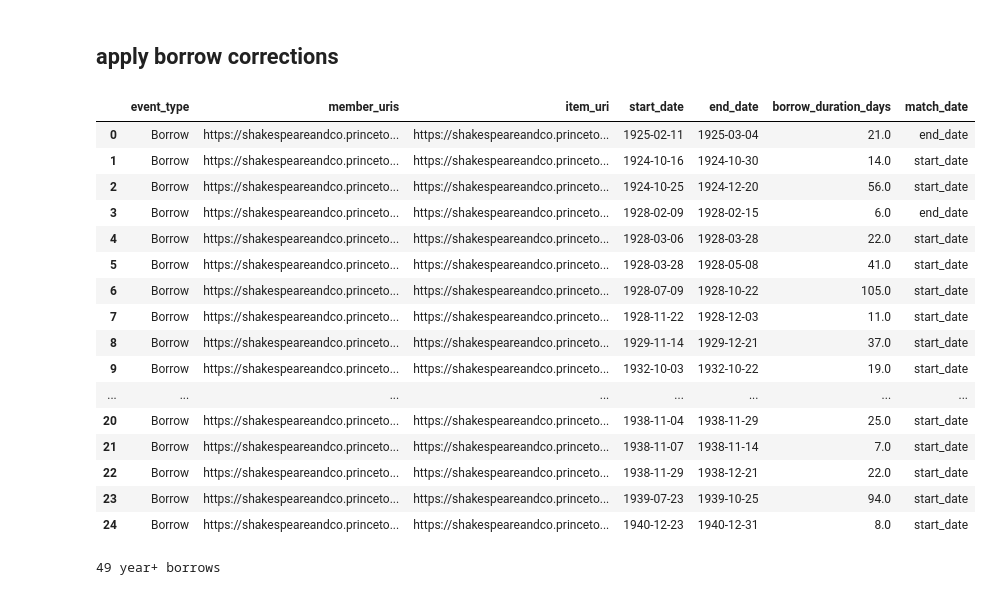
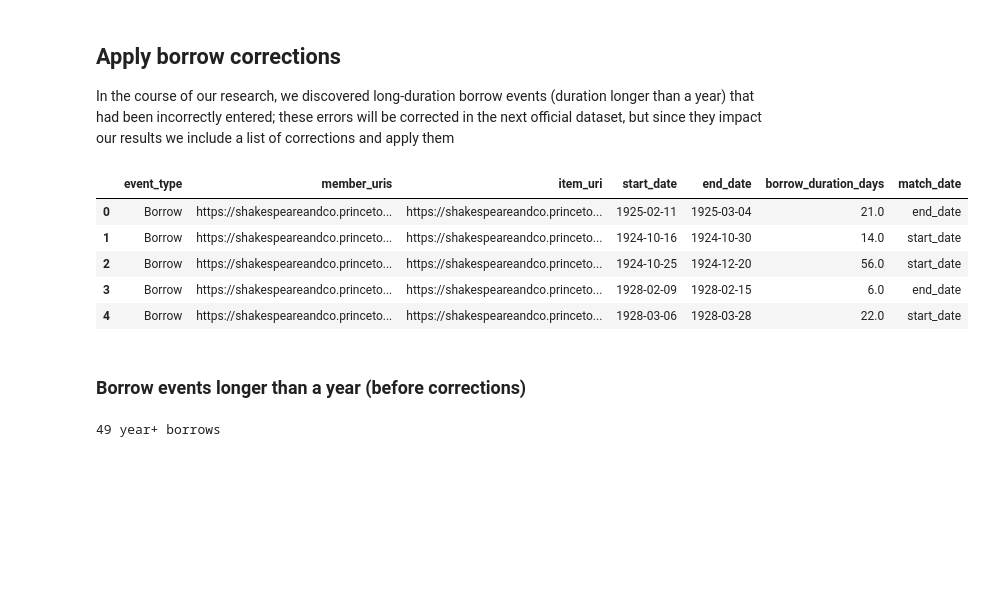
Before and after one commit to rlskoeser/shxco-missingdata-specreading, a Jupyter notebook: speculative_reading/PartialBorrowers.ipynb, the cells around one changed output. Cells and saved outputs as stored; diff of their text form; code cells hidden in the pictures; blank space fills up the shorter version.

```diff
--- a/speculative_reading/PartialBorrowers.ipynb
+++ b/speculative_reading/PartialBorrowers.ipynb
@@ -30,5 +11,8 @@ events_df = pd.read_csv(csv_urls['events'])
 # %%
+# load datasets
+events_df, members_df, books_df, borrow_overrides_df = load_initial_data()
+
+# preprocess to split shared account members and generate short ids for members and items
+events_df = preprocess_events_data(events_df)
 # generate short ids so we can easily match on member ids in partial borrowers
-members_df["id"] = members_df.uri.apply(
-    lambda x: x.split("/")[-2]
-)
+members_df["id"] = members_df.uri.apply(short_id)
@@ -49,27 +19,19 @@ events_df["item_id"] = events_df.item_uri.apply(
-# %% [markdown]
-## apply borrow corrections
+# %% [markdown]
+## Apply borrow corrections
+
+In the course of our research, we discovered long-duration borrow events (duration longer than a year) that had been incorrectly entered; these errors will be corrected in the next official dataset, but since they impact our results we include a list of corrections and apply them
 # %%
 # incorporate overrides for incorrect long borrows
-borrow_overrides = pd.read_csv(csv_urls['borrow_overrides'])
-borrow_overrides
+borrow_overrides_df.head()
 # %% [output]
 |  | event_type | member_uris | item_uri | start_date | end_date | borrow_duration_days | match_date |
 | 0 | Borrow | https://shakespeareandco.princeto... | https://shakespeareandco.princeto... | 1925-02-11 | 1925-03-04 | 21.0 | end_date |
 | 1 | Borrow | https://shakespeareandco.princeto... | https://shakespeareandco.princeto... | 1924-10-16 | 1924-10-30 | 14.0 | start_date |
 | 2 | Borrow | https://shakespeareandco.princeto... | https://shakespeareandco.princeto... | 1924-10-25 | 1924-12-20 | 56.0 | start_date |
 | 3 | Borrow | https://shakespeareandco.princeto... | https://shakespeareandco.princeto... | 1928-02-09 | 1928-02-15 | 6.0 | end_date |
 | 4 | Borrow | https://shakespeareandco.princeto... | https://shakespeareandco.princeto... | 1928-03-06 | 1928-03-28 | 22.0 | start_date |
-| 5 | Borrow | https://shakespeareandco.princeto... | https://shakespeareandco.princeto... | 1928-03-28 | 1928-05-08 | 41.0 | start_date |
-| 6 | Borrow | https://shakespeareandco.princeto... | https://shakespeareandco.princeto... | 1928-07-09 | 1928-10-22 | 105.0 | start_date |
-| 7 | Borrow | https://shakespeareandco.princeto... | https://shakespeareandco.princeto... | 1928-11-22 | 1928-12-03 | 11.0 | start_date |
-| 8 | Borrow | https://shakespeareandco.princeto... | https://shakespeareandco.princeto... | 1929-11-14 | 1929-12-21 | 37.0 | start_date |
-| 9 | Borrow | https://shakespeareandco.princeto... | https://shakespeareandco.princeto... | 1932-10-03 | 1932-10-22 | 19.0 | start_date |
-| ... | ... | ... | ... | ... | ... | ... | ... |
-| 20 | Borrow | https://shakespeareandco.princeto... | https://shakespeareandco.princeto... | 1938-11-04 | 1938-11-29 | 25.0 | start_date |
-| 21 | Borrow | https://shakespeareandco.princeto... | https://shakespeareandco.princeto... | 1938-11-07 | 1938-11-14 | 7.0 | start_date |
-| 22 | Borrow | https://shakespeareandco.princeto... | https://shakespeareandco.princeto... | 1938-11-29 | 1938-12-21 | 22.0 | start_date |
-| 23 | Borrow | https://shakespeareandco.princeto... | https://shakespeareandco.princeto... | 1939-07-23 | 1939-10-25 | 94.0 | start_date |
-| 24 | Borrow | https://shakespeareandco.princeto... | https://shakespeareandco.princeto... | 1940-12-23 | 1940-12-31 | 8.0 | start_date |
+# %% [markdown]
+### Borrow events longer than a year (before corrections)
 # %%
 # report on year+ borrows before applying corrections
 yearplus_borrows = events_df[(events_df.event_type == 'Borrow') & (events_df.borrow_duration_days > 365)]
```
Also changed, not shown: parts of 28 cells of this notebook, 1 other file.
